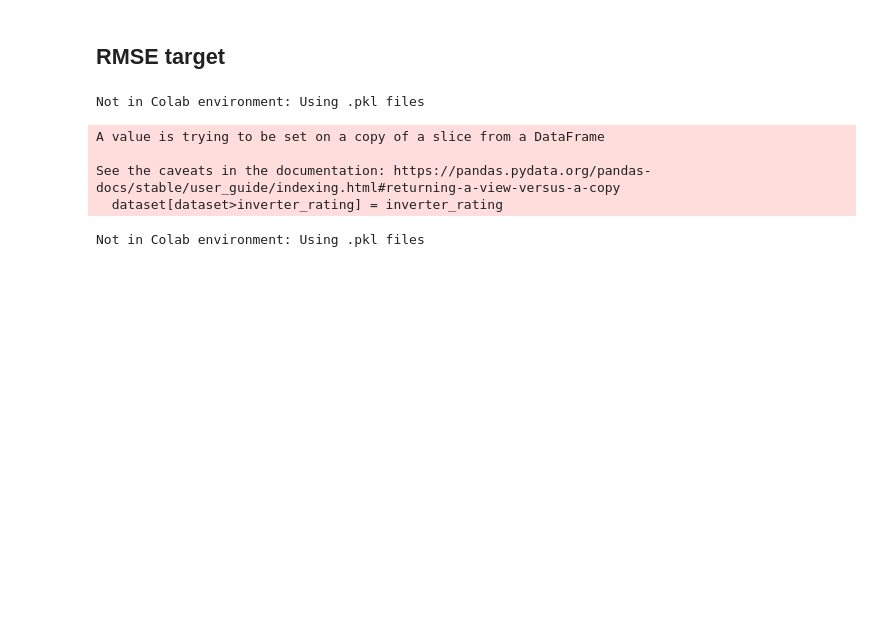
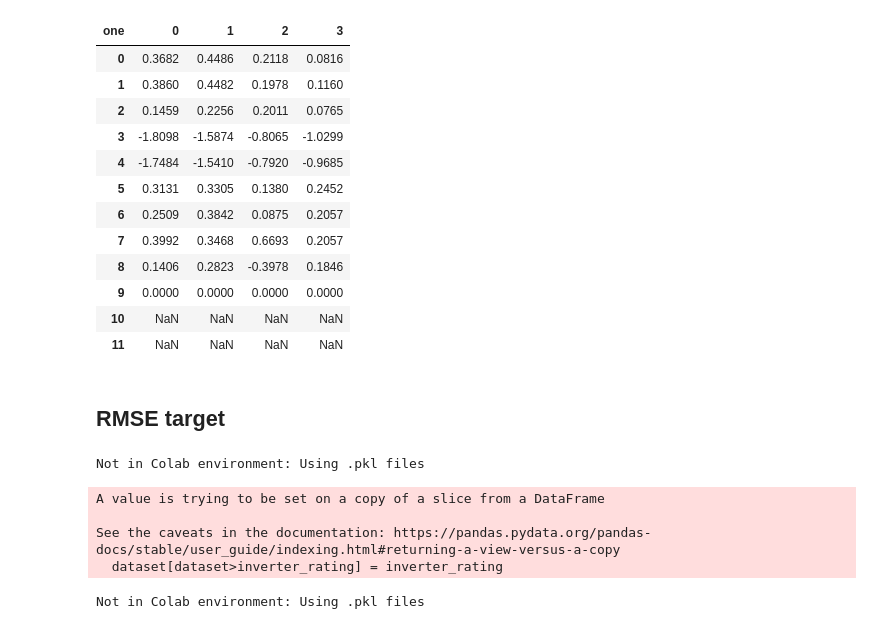
Before and after one commit to RobbeVDE/SolNet-2, a Jupyter notebook: evaluation_visualization.ipynb, the cells around one changed output. Cells and saved outputs as stored; diff of their text form; code cells hidden in the pictures; blank space fills up the shorter version.

```diff
--- a/evaluation_visualization.ipynb
+++ b/evaluation_visualization.ipynb
@@ -40,3 +60,19 @@ one two
+# %%
+(1-zero_shot_rmse.div(zero_shot_rmse[9], axis=0)).astype(float).round(4).transpose()
+# %% [output]
+| one | 0 | 1 | 2 | 3 |
+| 0 | 0.3682 | 0.4486 | 0.2118 | 0.0816 |
+| 1 | 0.3860 | 0.4482 | 0.1978 | 0.1160 |
+| 2 | 0.1459 | 0.2256 | 0.2011 | 0.0765 |
+| 3 | -1.8098 | -1.5874 | -0.8065 | -1.0299 |
+| 4 | -1.7484 | -1.5410 | -0.7920 | -0.9685 |
+| 5 | 0.3131 | 0.3305 | 0.1380 | 0.2452 |
+| 6 | 0.2509 | 0.3842 | 0.0875 | 0.2057 |
+| 7 | 0.3992 | 0.3468 | 0.6693 | 0.2057 |
+| 8 | 0.1406 | 0.2823 | -0.3978 | 0.1846 |
+| 9 | 0.0000 | 0.0000 | 0.0000 | 0.0000 |
+| 10 | NaN | NaN | NaN | NaN |
+| 11 | NaN | NaN | NaN | NaN |
 # %% [markdown]
 ## RMSE target
 # %%
```
Also changed, not shown: parts of 12 cells of this notebook, 43 other files.
